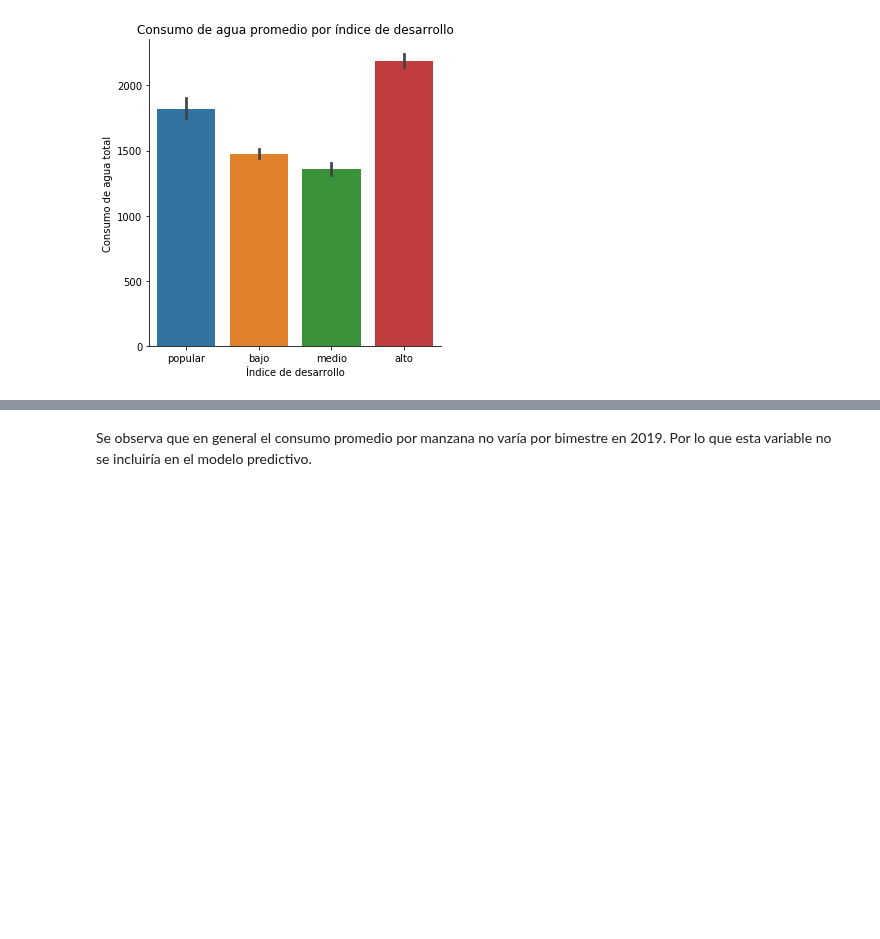
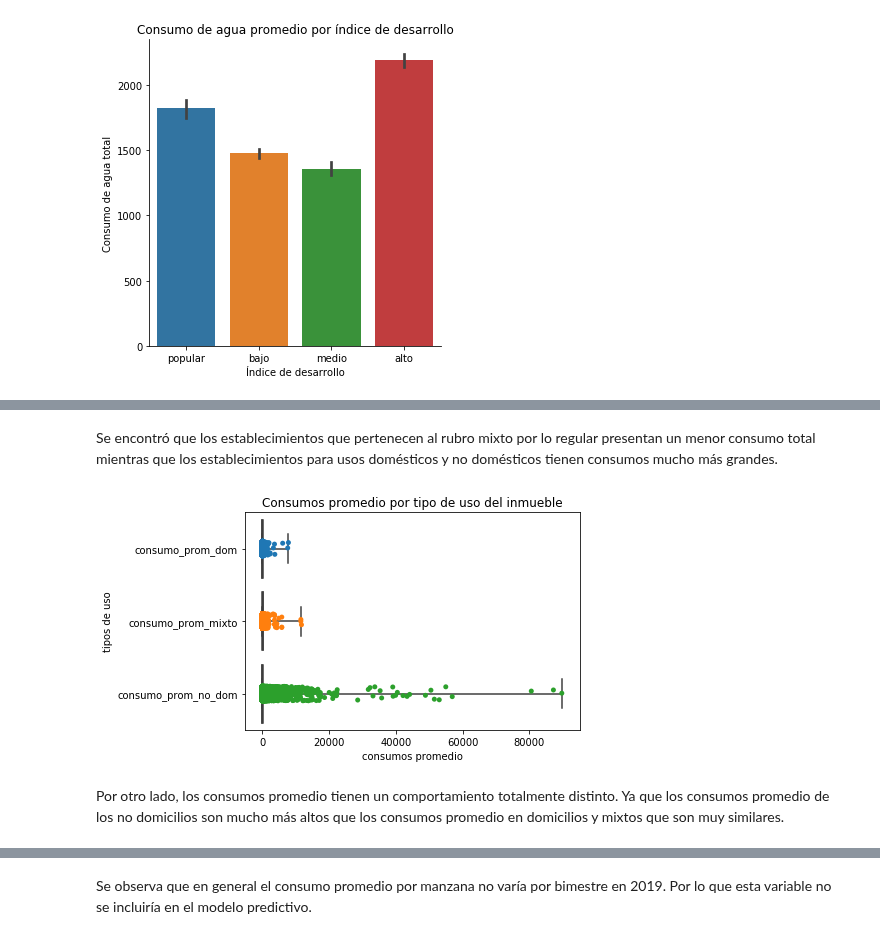
Before and after one commit to DorelyMS/git-ids, a Jupyter notebook: Reporte_EDA_GDA.ipynb, the cells around one changed output, grey strips where cells are left out. Drawn from its saved outputs; the diff is of its cells as text; code cells hidden in the pictures; blank space fills up the shorter version.

```diff
--- a/Reporte_EDA_GDA.ipynb
+++ b/Reporte_EDA_GDA.ipynb
@@ -185,3 +190,11 @@ No se encontró una relación directa entre estas dos variables dado que el cons
+# %% [markdown]
+Se encontró que los establecimientos que pertenecen al rubro mixto por lo regular presentan un menor consumo total mientras que los establecimientos para usos domésticos y no domésticos tienen consumos mucho más grandes.
+# %%
+eda.grafico_tipo_uso(datos,'prom','consumos promedio','tipos de uso','Consumos promedio por tipo de uso del inmueble')
+# %% [output]
+[figure, added]
+# %% [markdown]
+Por otro lado, los consumos promedio tienen un comportamiento totalmente distinto. Ya que los consumos promedio de los no domicilios son mucho más altos que los consumos promedio en domicilios y mixtos que son muy similares.
 # %%
 eda.grafico_strip(datos,'bimestre','consumo_total','Bimestre de 2019','Consumo de agua total','Consumo de agua promedio por bimestre')
 # %% [output]
```
Also changed, not shown: parts of 9 cells of this notebook, 2 other files.
